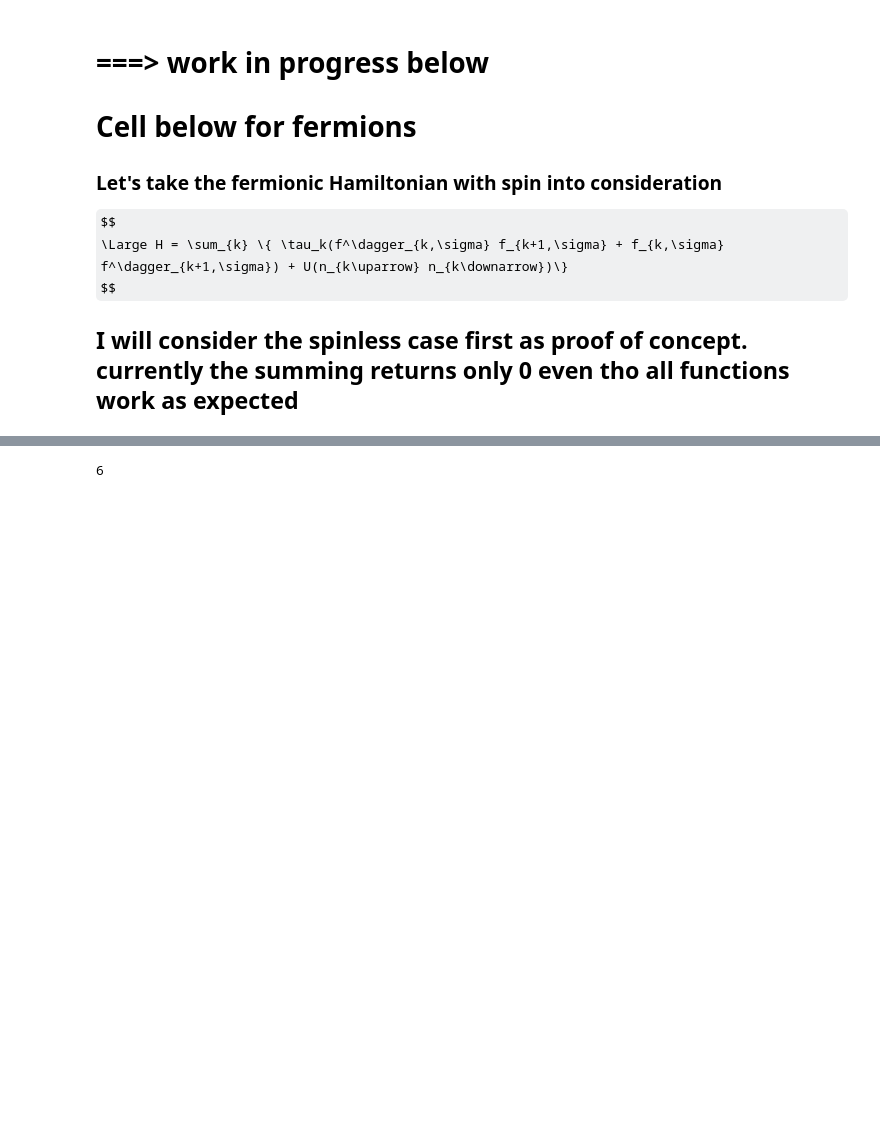
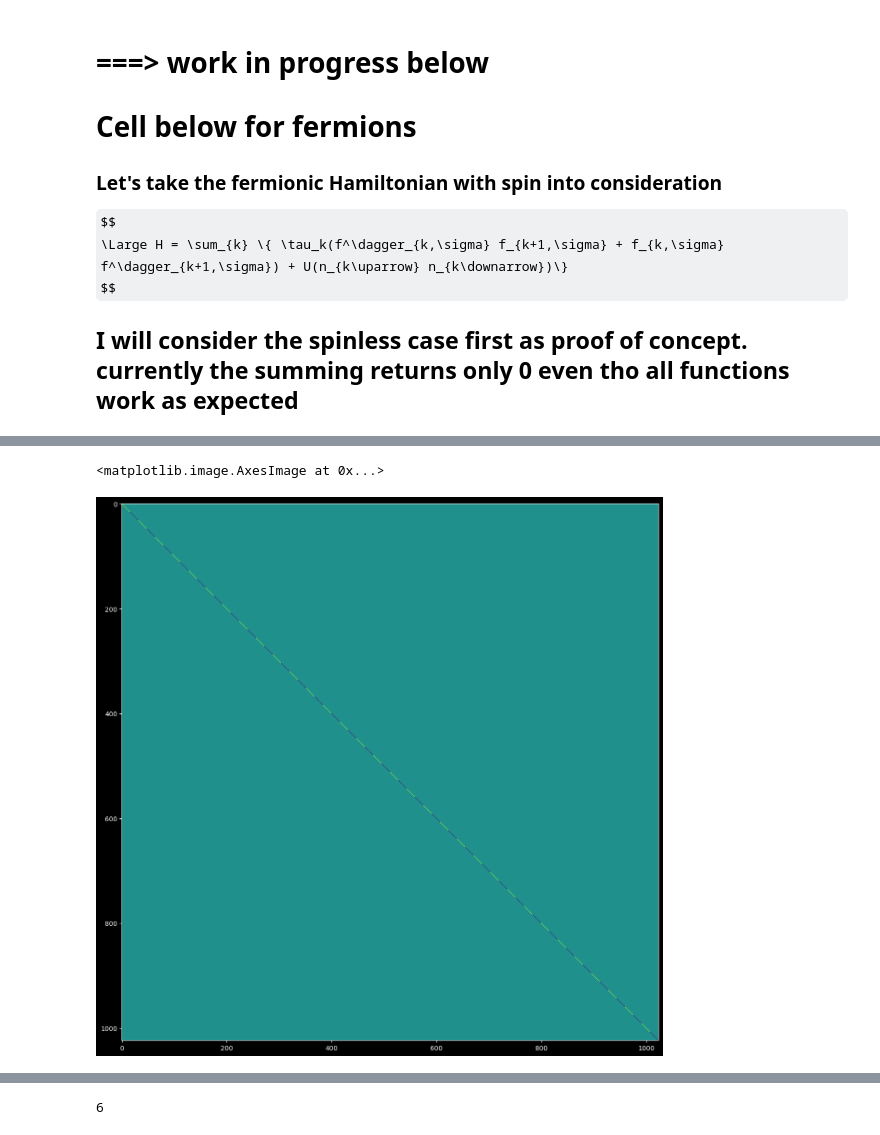
Before and after one commit to dcthecook/Many_Body_Theory, a Jupyter notebook: Hubbard_Model.ipynb, the cells around one changed output, grey strips where cells are left out. Saved outputs shown, nothing was run; the diff lists cells and outputs as text; code cells hidden in the pictures; some formulas as TeX source; blank space fills up the shorter version.

```diff
--- a/Hubbard_Model.ipynb
+++ b/Hubbard_Model.ipynb
@@ -486,37 +486,39 @@ cdef fstate* get_basis(int nr_fermions, int nr_sites):
     return basis
 
 
-cdef inline void fermi_hamiltonian(double[:,::1] array, fstate* basis, int nr_fermions, int nr_sites, double t, int basis_size):
+cdef inline void fermi_hamiltonian(double[:,::1] array, fstate* basis, int nr_fermions, int nr_sites, double t, double U, int basis_size):
     cdef size_t i, j
     cdef int k
     for i in range(basis_size):
         for j in range(basis_size):
             for k in range(nr_sites):
-                array[i, j] = contract_fstates(basis[i], apply_fcreator_nospin(apply_fannahilator_nospin(basis[j], (k+2)%nr_sites), (k+1)%nr_sites)) #+\
-                #contract_fstates(basis[i], apply_fcreator_nospin(apply_fannahilator_nospin(basis[j], (k+1)%nr_sites), (k+2)%nr_sites))
+                array[i, j] = array[i, j] + t*contract_fstates(basis[i], apply_fcreator_nospin(apply_fannahilator_nospin(basis[j], (k+2)%nr_sites), (k+1)%nr_sites)) +\
+                t*contract_fstates(basis[i], apply_fcreator_nospin(apply_fannahilator_nospin(basis[j], (k+1)%nr_sites), (k+2)%nr_sites)) +\
+                U*contract_fstates(basis[i], number_operator(basis[j], k+1))
 
 
-cpdef double[:,::1] fermi_hubbard(int fermions, int sites, int t):
+cpdef double[:,::1] fermi_hubbard(int fermions, int sites, double t, double U):
     cdef fstate* basis = get_basis(fermions, sites)
     cdef int f_size = comb(sites, fermions)
     cdef double[:,::1] result = np.zeros((f_size, f_size), dtype=np.float64)
-    fermi_hamiltonian(result, basis, fermions, sites, t, f_size)
+    fermi_hamiltonian(result, basis, fermions, sites, t, U, f_size)
     free(basis)
     basis = NULL
     return result
 
 
-cdef fstate* basis = get_basis(2, 4)
 
-for i in range(comb(4,2)):
+
+cdef int number_sites = 10
+cdef int number_fermions = 5
+cdef fstate* basis = get_basis(number_fermions, number_sites)
+print(f"\nbasis size = {comb(number_sites, number_fermions)}\n~~~~~~\n")
+for i in range(comb(number_sites,number_fermions)):
     print(f"basis state {i+1}:")
     print_state(basis[i])
 
 
 
-
-print(contract_fstates(basis[0], apply_fcreator_nospin(apply_fannahilator_nospin(basis[1], (2)%4), (2+1)%4)))
 free(basis)
 basis = NULL
-comb(4, 2)
 # %% [output]
@@ -542 +554,14 @@ basis state 6:
+# %%
+result = id_m
+for i in range(4):
+    result = np.kron(result, id_m)
+result = np.kron(result, pauliz)
+for i in range(4):
+    result = np.kron(result, id_m)
+# %%
+plt.figure(figsize=(15,15))
+plt.imshow(result)
+# %% [output]
+<matplotlib.image.AxesImage at 0x...>
+[figure, added]
 # %%
```
Also changed, not shown: parts of 5 cells of this notebook.
